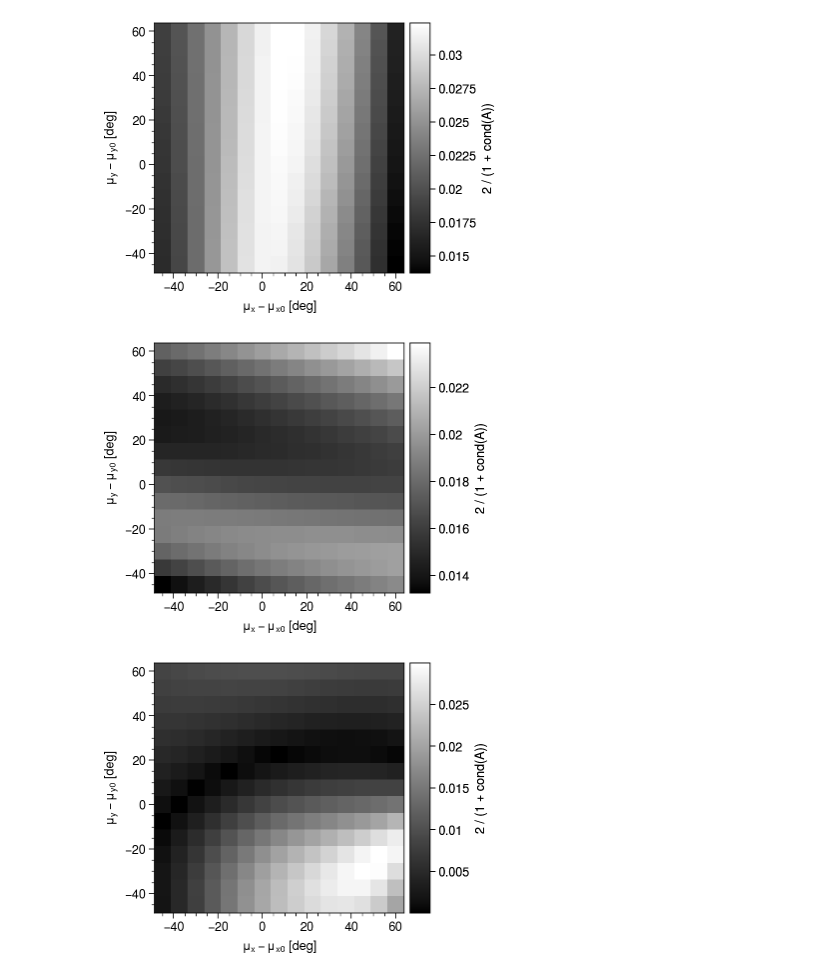
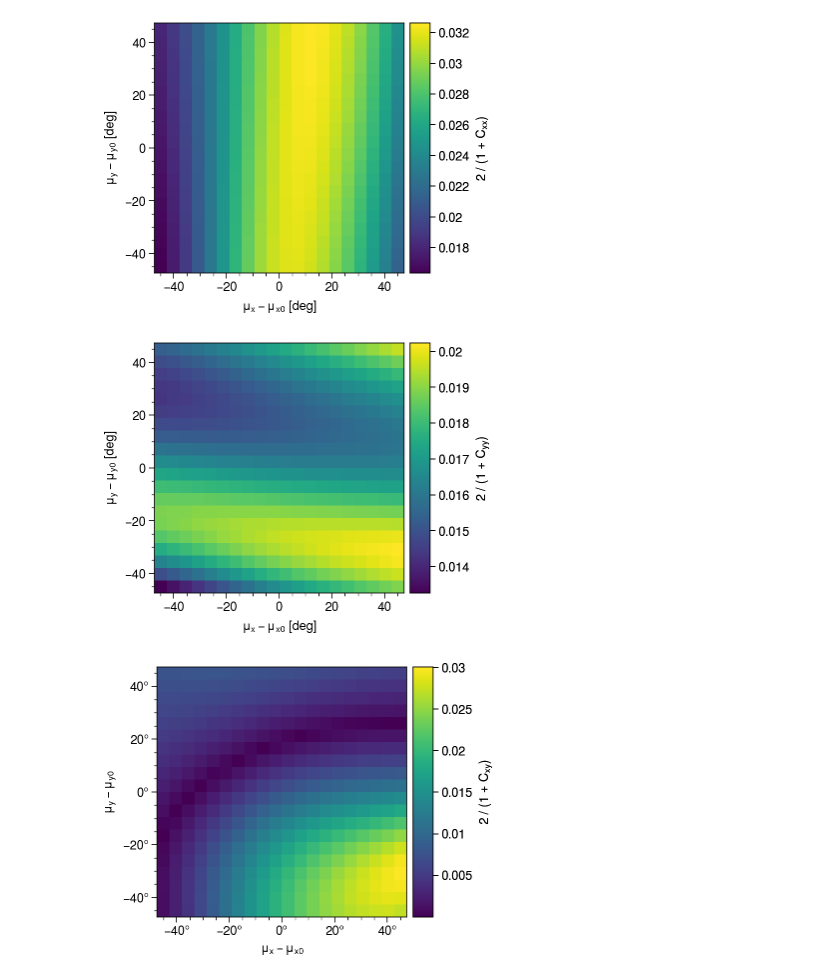
Before and after one commit to austin-hoover/emittance-measurement, a Jupyter notebook: emittance_measurement_4D/sensitivity/analysis.ipynb, the cells around one changed output. Cells and saved outputs as stored; diff of their text form; code cells hidden in the pictures.

Commit message:
Improve plotting from sensitivity scan

```diff
--- a/emittance_measurement_4D/sensitivity/analysis.ipynb
+++ b/emittance_measurement_4D/sensitivity/analysis.ipynb
@@ -6,6 +6,7 @@ import proplot as pplt
 import seaborn as sns
 from tqdm import trange
 # %%
-pplt.rc['axes.grid'] = False
 pplt.rc['cmap.discrete'] = False
+pplt.rc['cmap.sequential'] = 'viridis'
 pplt.rc['figure.facecolor'] = 'white'
+pplt.rc['grid'] = False
@@ -26,0 +57,2 @@ eps_2_stds = 1e6 * np.loadtxt('_output/data/eps_2_stds.dat')
+# %%
+plot_kws = dict(ec='None', colorbar=True)
@@ -28,44 +72,35 @@ eps_2_stds = 1e6 * np.loadtxt('_output/data/eps_2_stds.dat')
 fig, ax = pplt.subplots()
 Z = 2.0 / (1.0 + condition_numbers_xx)
 ax.pcolormesh(phase_devs_x, phase_devs_y, Z.T,
-              cmap=pplt.Colormap('mono_r'), ec='none', shading='auto',
-              colorbar=True, colorbar_kw=dict(label='2 / (1 + cond(A))')
+              colorbar_kw=dict(label=r'2 / (1 + $C_{xx}$)'),
+              **plot_kws
              )
 ax.format(xlabel=r'$\mu_x - \mu_{x0}$ [deg]', ylabel=r'$\mu_y - \mu_{y0}$ [deg]')
-# ax.scatter(0, 0, color='red', s=18, label='Default optics')
-# ax.scatter(45.0, -45.0, color='blue6', s=18, label='Modified optics')
-# ax.legend(loc=(0, 1), ncol=2, framealpha=0)
 plt.savefig('_output/figures/inv_condition_numbers_xx.png', facecolor='white', dpi=300)
 plt.show()
 # %% [output]
-[figure, old version]
+[figure, new version]
 # %%
 fig, ax = pplt.subplots()
 Z = 2.0 / (1.0 + condition_numbers_yy)
 ax.pcolormesh(phase_devs_x, phase_devs_y, Z.T,
-              cmap=pplt.Colormap('mono_r'), ec='none', shading='auto',
-              colorbar=True, colorbar_kw=dict(label='2 / (1 + cond(A))')
-             )
+              colorbar_kw=dict(label=r'2 / (1 + $C_{yy}$)'),
+              **plot_kws)
 ax.format(xlabel=r'$\mu_x - \mu_{x0}$ [deg]', ylabel=r'$\mu_y - \mu_{y0}$ [deg]')
-# ax.scatter(0, 0, color='red', s=18, label='Default optics')
-# ax.scatter(45.0, -45.0, color='blue6', s=18, label='Modified optics')
-# ax.legend(loc=(0, 1), ncol=2, framealpha=0)
 plt.savefig('_output/figures/inv_condition_numbers_yy.png', facecolor='white', dpi=300)
 plt.show()
 # %% [output]
-[figure, old version]
+[figure, new version]
 # %%
 fig, ax = pplt.subplots()
 Z = 2.0 / (1.0 + condition_numbers_xy)
 ax.pcolormesh(phase_devs_x, phase_devs_y, Z.T,
-              cmap=pplt.Colormap('mono_r'), ec='none', shading='auto',
-              colorbar=True, colorbar_kw=dict(label='2 / (1 + cond(A))')
-             )
-ax.format(xlabel=r'$\mu_x - \mu_{x0}$ [deg]', ylabel=r'$\mu_y - \mu_{y0}$ [deg]')
-# ax.scatter(0, 0, color='red', s=18, label='Default optics')
-# ax.scatter(45.0, -45.0, color='blue6', s=18, label='Modified optics')
-# ax.legend(loc=(0, 1), ncol=2, framealpha=0)
+              cmap='viridis',
+              colorbar_kw=dict(label=r'2 / (1 + $C_{xy}$)'),
+              **plot_kws)
+ax.format(xlabel=r'$\mu_x - \mu_{x0}$', ylabel=r'$\mu_y - \mu_{y0}$',
+          xformatter='deg', yformatter='deg')
 plt.savefig('_output/figures/inv_condition_numbers_xy.png', facecolor='white', dpi=300)
 plt.show()
 # %% [output]
-[figure, old version]
+[figure, new version]
```
Also changed, not shown: parts of 16 cells of this notebook, 1 other file.
